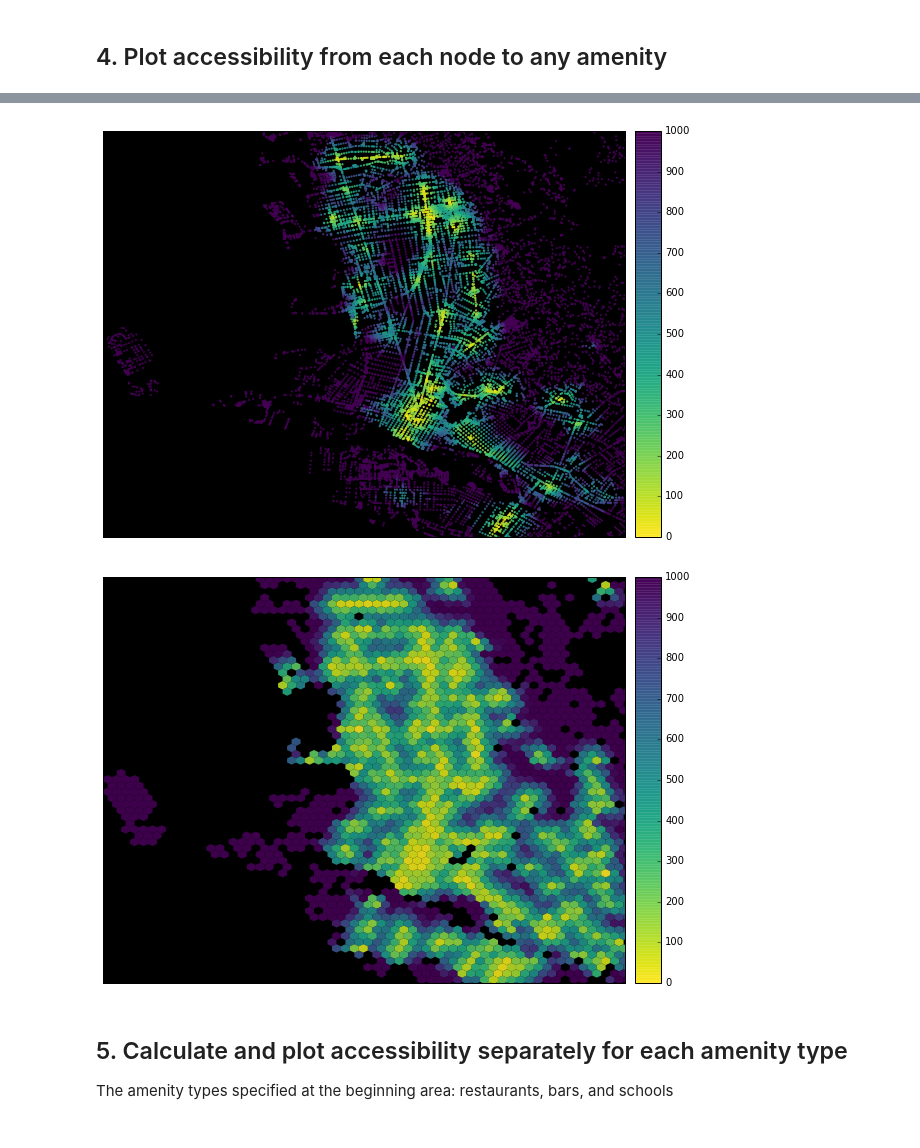
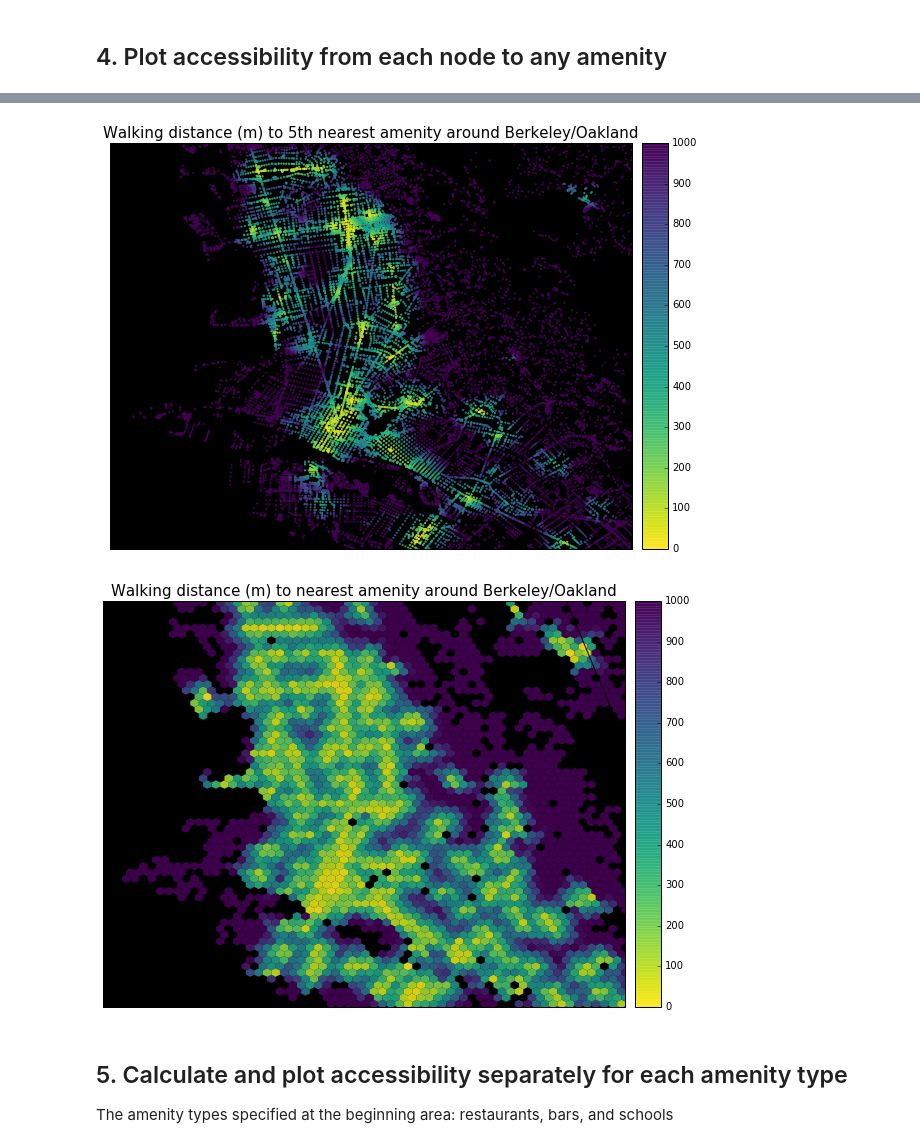
Before and after one commit to gboeing/ppde642, a Jupyter notebook: 20-Network-Analysis-Walkability/pandana-accessibility-demo-full.ipynb, the cells around one changed output, grey strips where cells are left out. Cells and saved outputs as stored; diff of their text form; code cells hidden in the pictures.

Commit message:
updated image saving

```diff
--- a/20-Network-Analysis-Walkability/pandana-accessibility-demo-full.ipynb
+++ b/20-Network-Analysis-Walkability/pandana-accessibility-demo-full.ipynb
@@ -22,8 +22,7 @@ num_pois = 10
 num_categories = len(amenities) + 1 #one for each amenity, plus one extra for all of them combined
 
 # bounding box as a list of llcrnrlat, llcrnrlng, urcrnrlat, urcrnrlng
-#bbox = [37.7, -122.53, 37.82, -122.375] #san francisco
-bbox = [37.76, -122.38, 37.9, -122.2] #berkeley/oakland
+bbox = [37.76, -122.35, 37.9, -122.17] #lat-long bounding box for berkeley/oakland
 # %%
 # configure filenames to save/load POI and network datasets
 bbox_string = '_'.join([str(x) for x in bbox])
@@ -164,15 +165,19 @@ n = 5
 bmap, fig, ax = network.plot(all_access[n], bbox=bbox, plot_kwargs=plot_kwargs, fig_kwargs=fig_kwargs,
                              bmap_kwargs=bmap_kwargs, cbar_kwargs=cbar_kwargs)
 ax.set_axis_bgcolor(bgcolor)
+ax.set_title('Walking distance (m) to 5th nearest amenity around Berkeley/Oakland', fontsize=15)
+fig.savefig('images/accessibility-all-5th-east-bay.png', dpi=200, bbox_inches='tight')
 # %% [output]
-[figure, old version]
+[figure, new version]
 # %%
 # distance to the nearest amenity of any type, as hexbins
 bmap, fig, ax = network.plot(all_access[1], bbox=bbox, plot_type='hexbin', plot_kwargs=hex_plot_kwargs,
                              fig_kwargs=fig_kwargs, bmap_kwargs=bmap_kwargs, cbar_kwargs=cbar_kwargs)
 ax.set_axis_bgcolor(bgcolor)
+ax.set_title('Walking distance (m) to nearest amenity around Berkeley/Oakland', fontsize=15)
+fig.savefig('images/accessibility-all-hexbin-east-bay.png', dpi=200, bbox_inches='tight')
 # %% [output]
-[figure, old version]
+[figure, new version]
 # %% [markdown]
 ## 5. Calculate and plot accessibility separately for each amenity type
 
```
Also changed, not shown: parts of 10 cells of this notebook, 10 other files.
